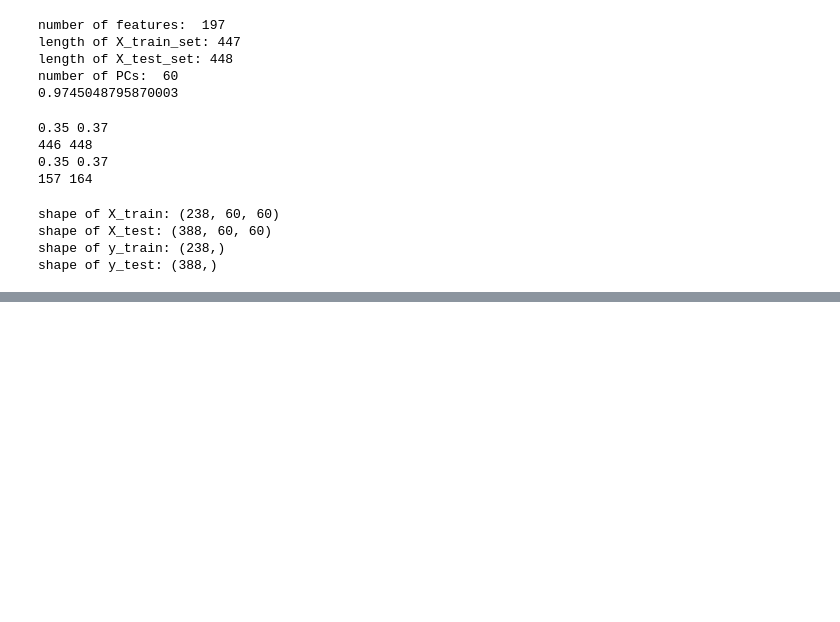
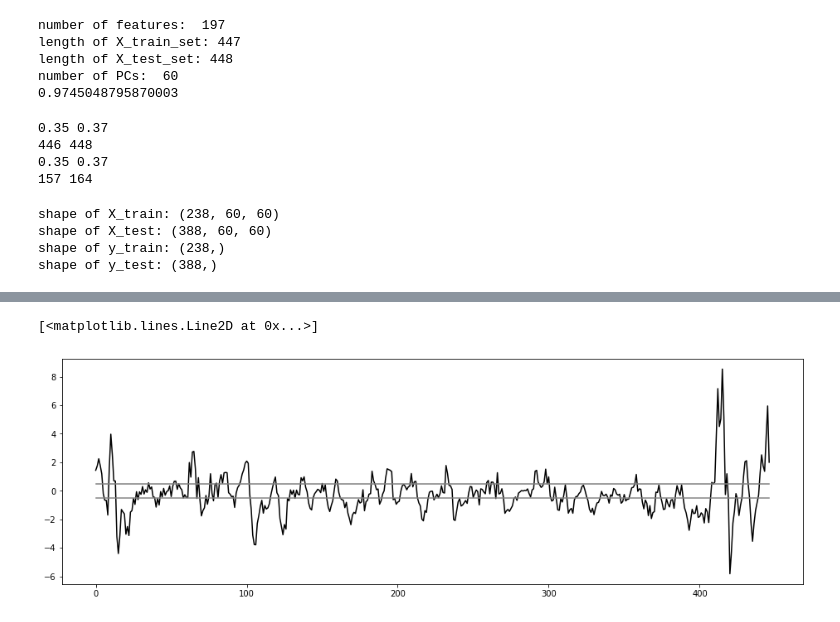
Before and after one commit to richardzhouziji/Southeastern-Hedge-Fund-Competition, a Jupyter notebook: ta.indicators.ipynb, the cells around one changed output, grey strips where cells are left out. Saved outputs shown, nothing was run; the diff lists cells and outputs as text; code cells hidden in the pictures; blank space fills up the shorter version.

```diff
--- a/ta.indicators.ipynb
+++ b/ta.indicators.ipynb
@@ -570,3 +610,15 @@ bt.show_results()
 # %%
 b, s = bt.get_data()
 pd.DataFrame({'SP500':b, 'Strategy':s}).to_csv('return.csv')
+# %%
+plt.subplots(figsize=(16,5))
+plt.plot(range(len(y_train_set)),
+         y_train_set,
+         label='Base', c='black')
+plt.plot(range(447), [0.5]*447,
+                 label='10%', c='gray')
+plt.plot(range(447), [-0.5]*447,
+                 label='10%', c='gray')
+# %% [output]
+[<matplotlib.lines.Line2D at 0x...>]
+[figure, added]
```
Also changed, not shown: parts of 17 cells of this notebook, 4 other files.
